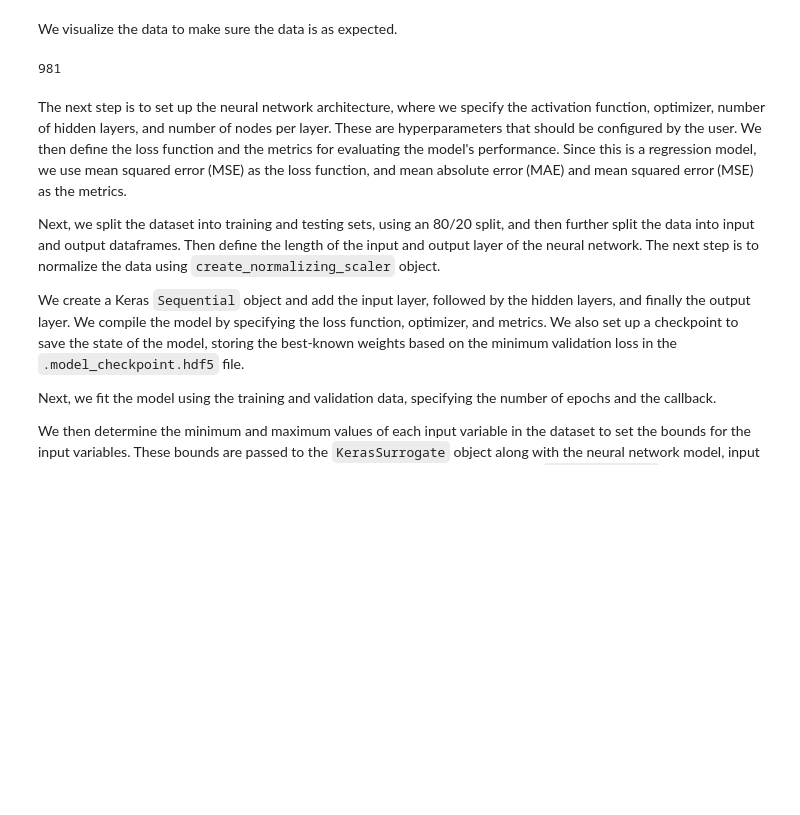
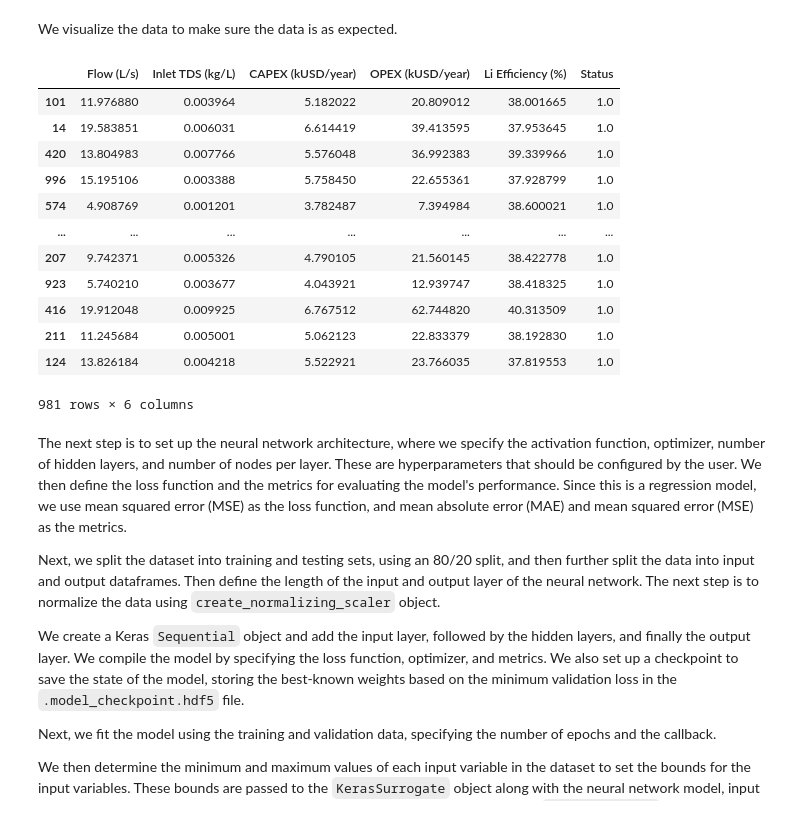
Before and after one commit to tannerpolley/project-pareto, a Jupyter notebook: pareto/examples/desalination_jupyter_notebooks/desalination_surrogate_training.ipynb, the cells around one changed output. Saved outputs shown, nothing was run; the diff lists cells and outputs as text; code cells hidden in the pictures; blank space fills up the shorter version.

```diff
--- a/pareto/examples/desalination_jupyter_notebooks/desalination_surrogate_training.ipynb
+++ b/pareto/examples/desalination_jupyter_notebooks/desalination_surrogate_training.ipynb
@@ -53,9 +58,21 @@ output_labels = output_data.columns
 We visualize the data to make sure the data is as expected.
 # %%
 # Visualizing the dataframe to make sure things are in order
-len(data)
+data
 # %% [output]
+|  | Flow (L/s) | Inlet TDS (kg/L) | CAPEX (kUSD/year) | OPEX (kUSD/year) | Li Efficiency (%) | Status |
+| 101 | 11.976880 | 0.003964 | 5.182022 | 20.809012 | 38.001665 | 1.0 |
+| 14 | 19.583851 | 0.006031 | 6.614419 | 39.413595 | 37.953645 | 1.0 |
+| 420 | 13.804983 | 0.007766 | 5.576048 | 36.992383 | 39.339966 | 1.0 |
+| 996 | 15.195106 | 0.003388 | 5.758450 | 22.655361 | 37.928799 | 1.0 |
+| 574 | 4.908769 | 0.001201 | 3.782487 | 7.394984 | 38.600021 | 1.0 |
+| ... | ... | ... | ... | ... | ... | ... |
+| 207 | 9.742371 | 0.005326 | 4.790105 | 21.560145 | 38.422778 | 1.0 |
+| 923 | 5.740210 | 0.003677 | 4.043921 | 12.939747 | 38.418325 | 1.0 |
+| 416 | 19.912048 | 0.009925 | 6.767512 | 62.744820 | 40.313509 | 1.0 |
+| 211 | 11.245684 | 0.005001 | 5.062123 | 22.833379 | 38.192830 | 1.0 |
+| 124 | 13.826184 | 0.004218 | 5.522921 | 23.766035 | 37.819553 | 1.0 |
-981
+981 rows × 6 columns
 # %% [markdown]
 The next step is to set up the neural network architecture, where we specify the activation function, optimizer, number of hidden layers, and number of nodes per layer. These are hyperparameters that should be configured by the user. We then define the loss function and the metrics for evaluating the model's performance. Since this is a regression model, we use mean squared error (MSE) as the loss function, and mean absolute error (MAE) and mean squared error (MSE) as the metrics.
 
```
Also changed, not shown: parts of 4 cells of this notebook, 9 other files.
